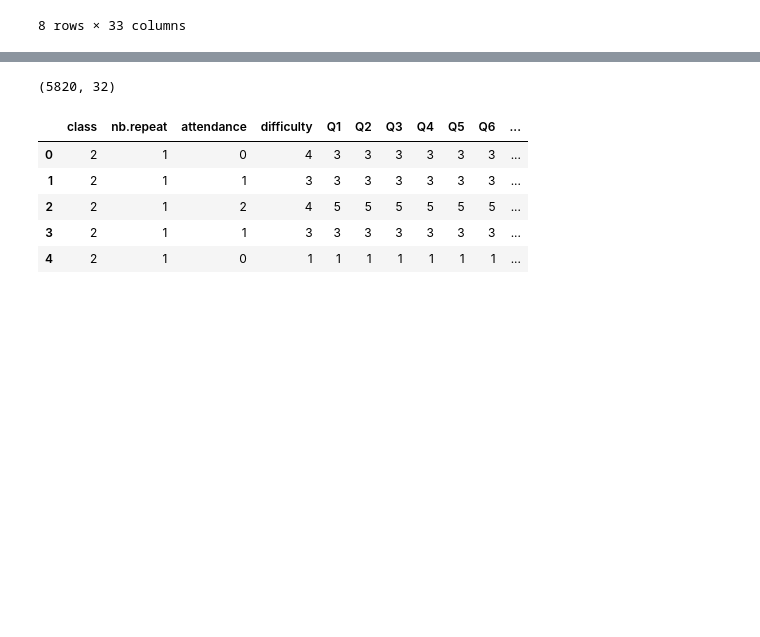
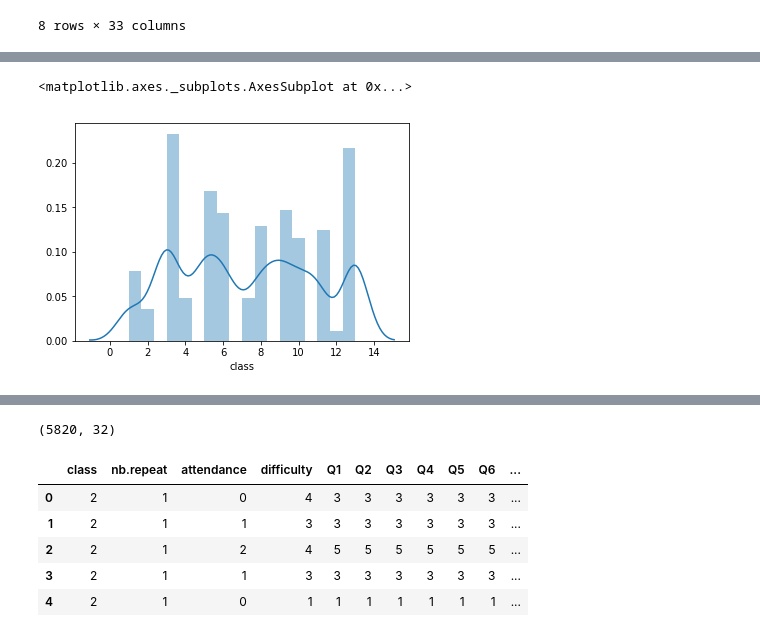
Before and after one commit to Stuthi/studentResponseClustering, a Jupyter notebook: Clustering.ipynb, the cells around one changed output, grey strips where cells are left out. Cells and saved outputs as stored; diff of their text form; code cells hidden in the pictures; blank space fills up the shorter version.

```diff
--- a/Clustering.ipynb
+++ b/Clustering.ipynb
@@ -30,0 +46,6 @@ df.describe()
+# %%
+sns.distplot(df['class'])
+#Most popular course
+# %% [output]
+<matplotlib.axes._subplots.AxesSubplot at 0x...>
+[figure, added]
```
Also changed, not shown: parts of 6 cells of this notebook.
